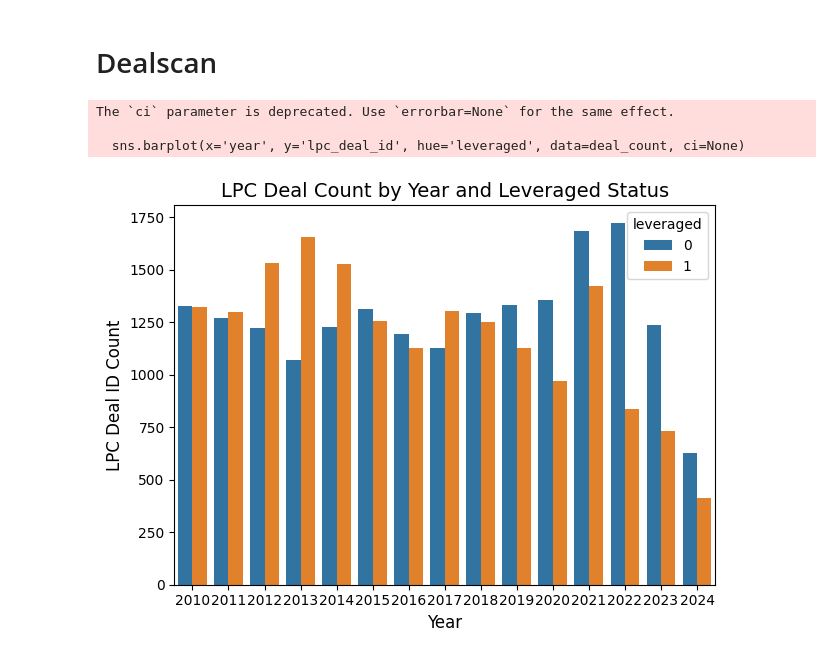
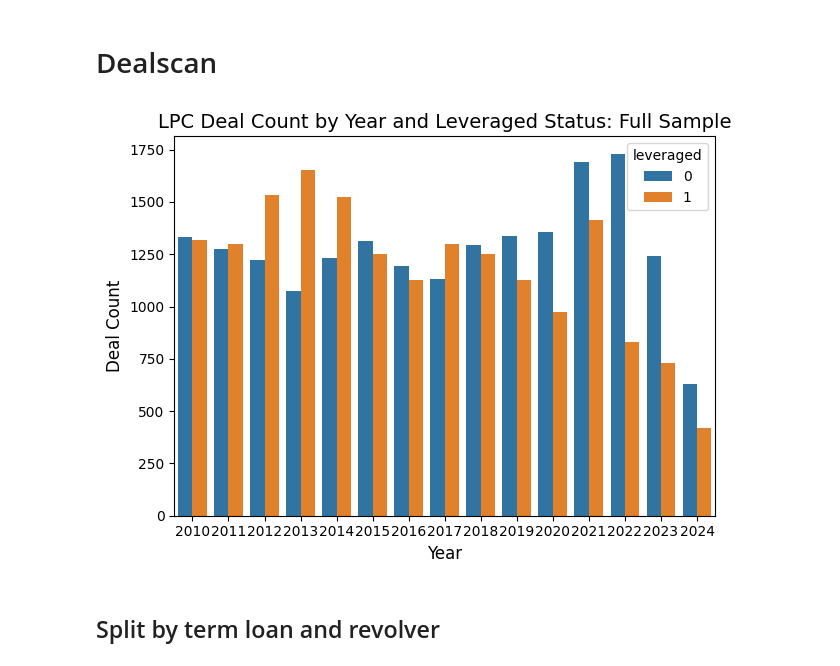
Before and after one commit to zirui-song/interest-deductibility-and-debt-contracting, a Jupyter notebook: Dealscan_Analysis.ipynb, the cells around one changed output. Cells and saved outputs as stored; diff of their text form; code cells hidden in the pictures.

Commit message:
Nov20 Update of Dealscan Analysis

```diff
--- a/Dealscan_Analysis.ipynb
+++ b/Dealscan_Analysis.ipynb
@@ -200,4 +180,22 @@ query = f"""
 dealscan_data = db.raw_sql(query)
 # Save the data to a CSV file
 dealscan_data.to_csv('../Data/Raw/dealscan_data.csv', index=False)
+# %%
+# import dealscan data
+dealscan_data = pd.read_csv("../Data/Raw/dealscan_data.csv")
+# %%
+# Convert deal_active_date to datetime if it's not already
+dealscan_data['deal_active_date'] = pd.to_datetime(dealscan_data['deal_active_date'])
+
+# Filter the dataframe
+dealscan_data = dealscan_data[dealscan_data['deal_active_date'] >= '2010-01-01']
+
+# keep only county == "United States"
+dealscan_data = dealscan_data[dealscan_data['country'] == 'United States']
+
+# generate leveraged = 1 if the text "Leveraged" appears in market_segment
+dealscan_data['leveraged'] = dealscan_data['market_segment'].str.contains("Leveraged", case=False, na=False).astype(int)
+
+# generate year from deal_active_date
+dealscan_data['year'] = dealscan_data['deal_active_date'].dt.year
 # %%
@@ -250,20 +248,6 @@ deal_count = collapsed_ds.groupby(['year', 'leveraged']).agg({
-# %%
-import matplotlib.pyplot as plt
-import seaborn as sns
-
-# Assuming 'deal_count' contains the data
-sns.barplot(x='year', y='lpc_deal_id', hue='leveraged', data=deal_count, ci=None)
-
-# Add labels and a title
-plt.xlabel('Year', fontsize=12)
-plt.ylabel('LPC Deal ID Count', fontsize=12)
-plt.title('LPC Deal Count by Year and Leveraged Status', fontsize=14)
-
-# Show the plot
-plt.tight_layout()
-plt.show()
-# %% [output]
-The `ci` parameter is deprecated. Use `errorbar=None` for the same effect.
-
-  sns.barplot(x='year', y='lpc_deal_id', hue='leveraged', data=deal_count, ci=None)
-[figure, removed]
+# %%
+plot_dealcount(dealscan_data, 'Full Sample')
+# %% [output]
+[figure, added]
+# %% [markdown]
+## Split by term loan and revolver
```
Also changed, not shown: parts of 19 cells of this notebook.
